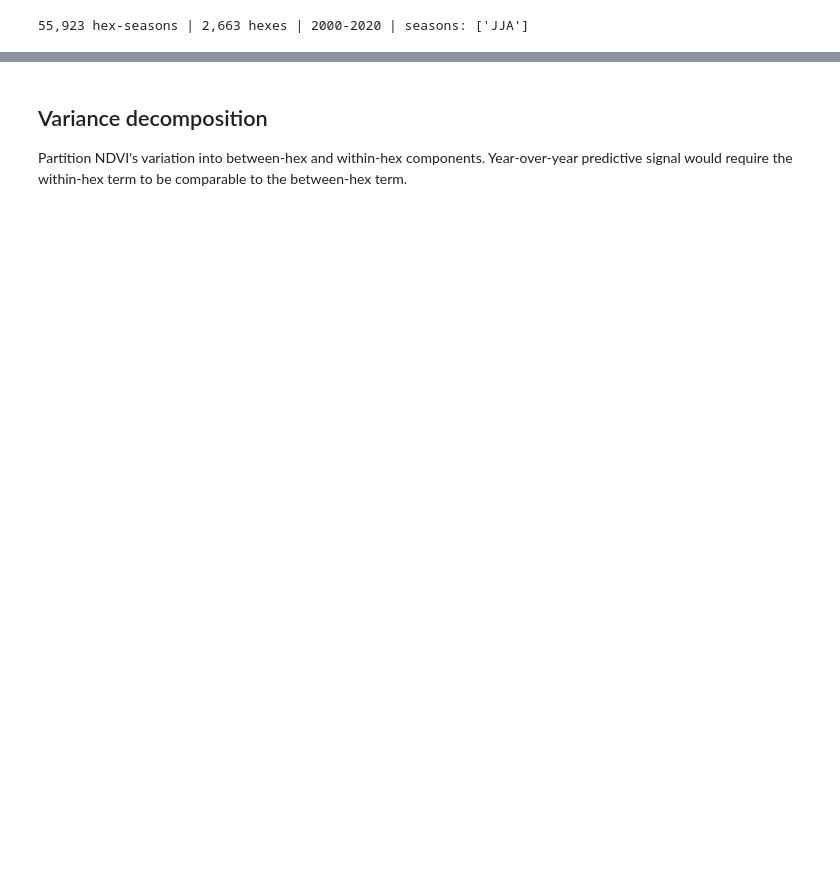
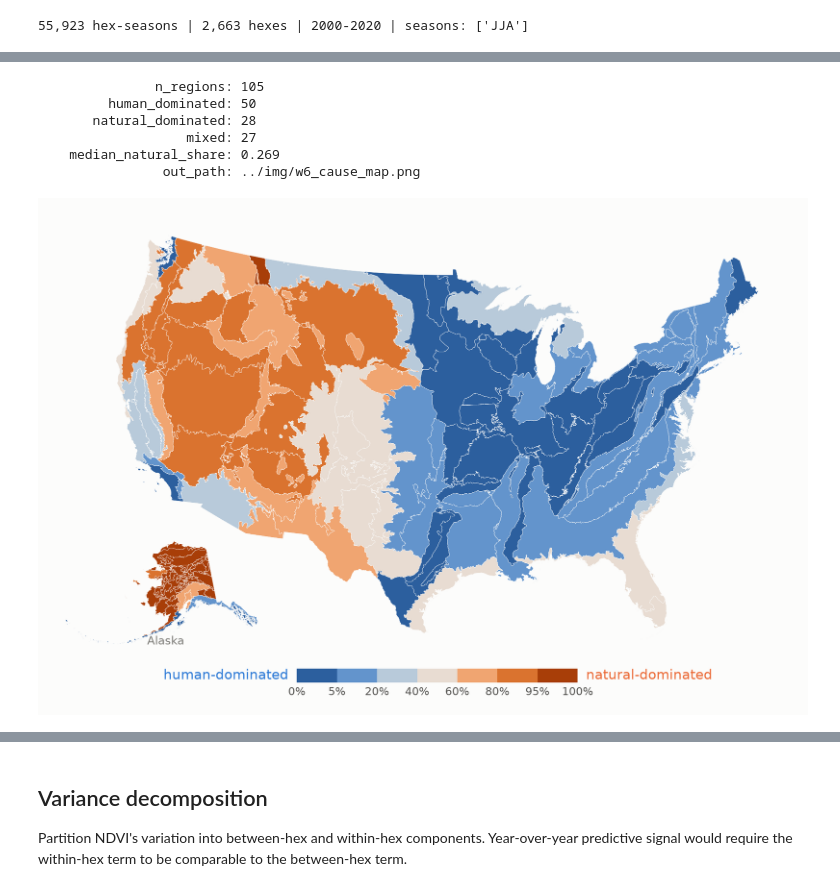
Before and after one commit to craig-rudman/MSDS696, a Jupyter notebook: notebook/15_w6_visuals.ipynb, the cells around one changed output, grey strips where cells are left out. Saved outputs shown, nothing was run; the diff lists cells and outputs as text; code cells hidden in the pictures; blank space fills up the shorter version.

```diff
--- a/notebook/15_w6_visuals.ipynb
+++ b/notebook/15_w6_visuals.ipynb
@@ -42,0 +149,18 @@ report what each increment buys.
+# %%
+from panel import RegionSeasonPanel
+
+rsp = RegionSeasonPanel.load(cfg)
+
+cause = wv.plot_cause_map(rsp, IMG / "w6_cause_map.png", cfg=cfg)
+for k, v in cause.items():
+    print(f"  {k:>22}: {v:.3f}" if isinstance(v, float) else f"  {k:>22}: {v}")
+
+Image(filename=cause["out_path"], width=980)
+# %% [output]
+               n_regions: 105
+         human_dominated: 50
+       natural_dominated: 28
+                   mixed: 27
+    median_natural_share: 0.269
+                out_path: ../img/w6_cause_map.png
+[figure, added]
```
Also changed, not shown: parts of 69 cells of this notebook, 29 other files.
